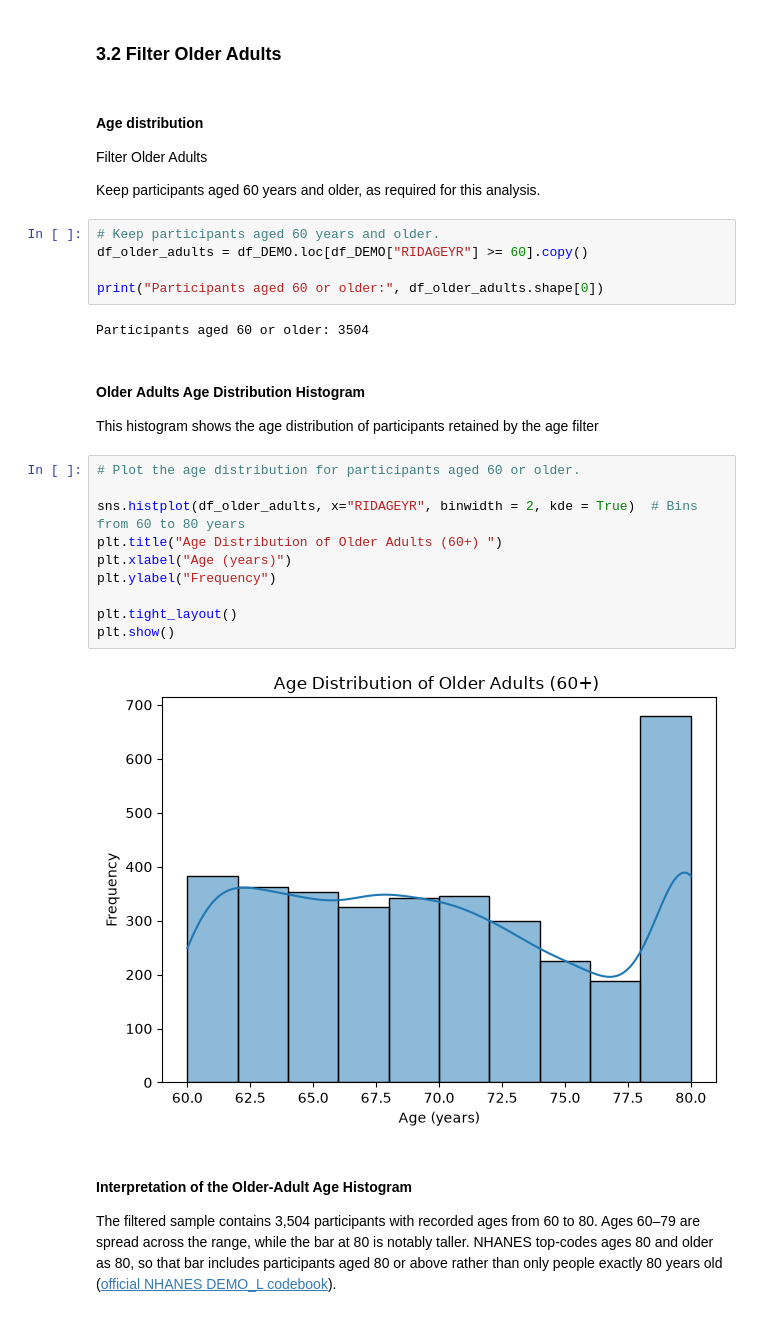
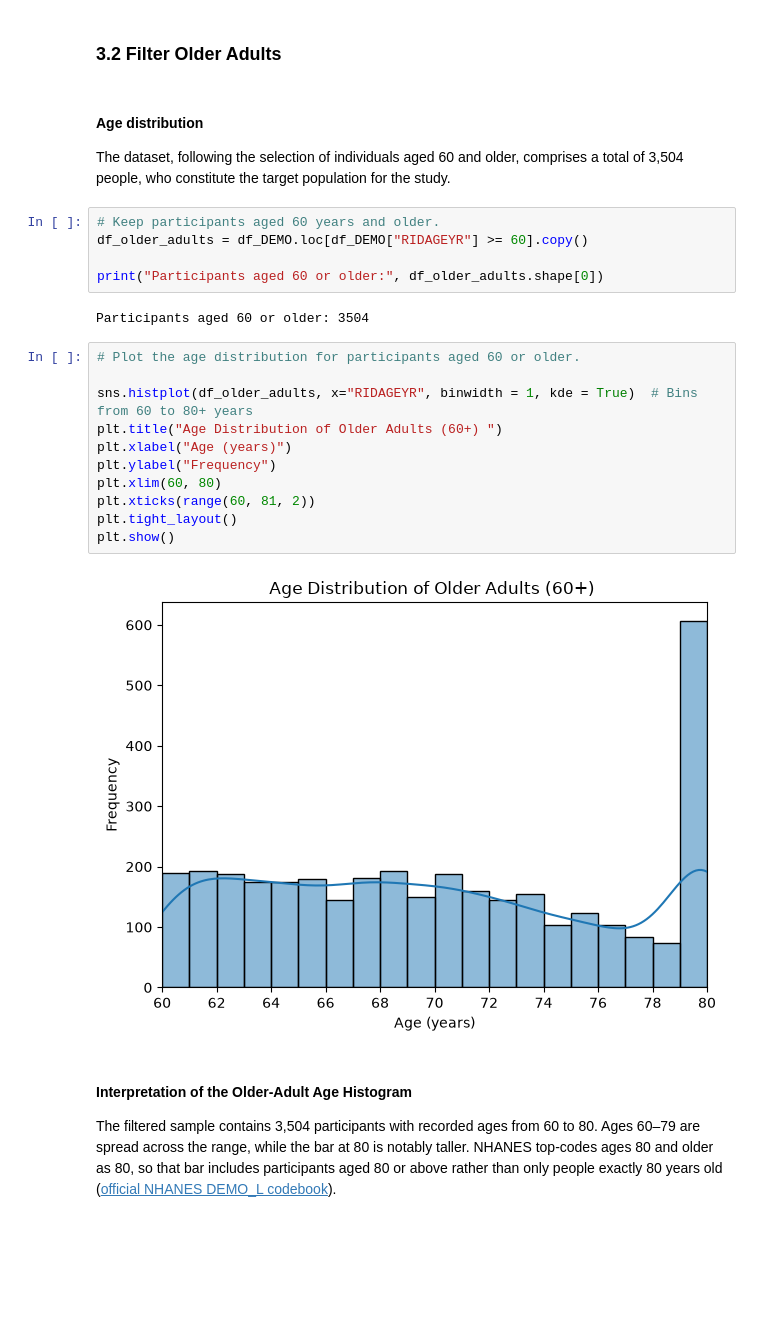
Before and after one commit to thaninnada/CA1_Machine_Learning_Sep2026, a Jupyter notebook: CA1_NHANES_Machine_Learning.ipynb, the cells around one changed output. Cells and saved outputs as stored; diff of their text form; blank space fills up the shorter version.

```diff
--- a/CA1_NHANES_Machine_Learning.ipynb
+++ b/CA1_NHANES_Machine_Learning.ipynb
@@ -734,9 +750,7 @@ df_PAQ["PAD680"] = df_PAQ["PAD680"].replace({7777: np.nan, 9999: np.nan})
 # %% [markdown]
 #### Age distribution
 
-Filter Older Adults
-
-Keep participants aged 60 years and older, as required for this analysis.
+The dataset, following the selection of individuals aged 60 and older, comprises a total of 3,504 people, who constitute the target population for the study.
 # %%
 # Keep participants aged 60 years and older.
 df_older_adults = df_DEMO.loc[df_DEMO["RIDAGEYR"] >= 60].copy()
@@ -744,22 +758,19 @@ df_older_adults = df_DEMO.loc[df_DEMO["RIDAGEYR"] >= 60].copy()
 print("Participants aged 60 or older:", df_older_adults.shape[0])
 # %% [output]
 Participants aged 60 or older: 3504
-# %% [markdown]
-#### Older Adults Age Distribution Histogram
-
-This histogram shows the age distribution of participants retained by the age filter
 # %%
 # Plot the age distribution for participants aged 60 or older.
 
-sns.histplot(df_older_adults, x="RIDAGEYR", binwidth = 2, kde = True)  # Bins from 60 to 80 years
+sns.histplot(df_older_adults, x="RIDAGEYR", binwidth = 1, kde = True)  # Bins from 60 to 80+ years
 plt.title("Age Distribution of Older Adults (60+) ")
 plt.xlabel("Age (years)")
 plt.ylabel("Frequency")
-
+plt.xlim(60, 80)
+plt.xticks(range(60, 81, 2))
 plt.tight_layout()
 plt.show()
 # %% [output]
-[figure, old version]
+[figure, new version]
 # %% [markdown]
 #### Interpretation of the Older-Adult Age Histogram
 
```
Also changed, not shown: parts of 86 cells of this notebook.
